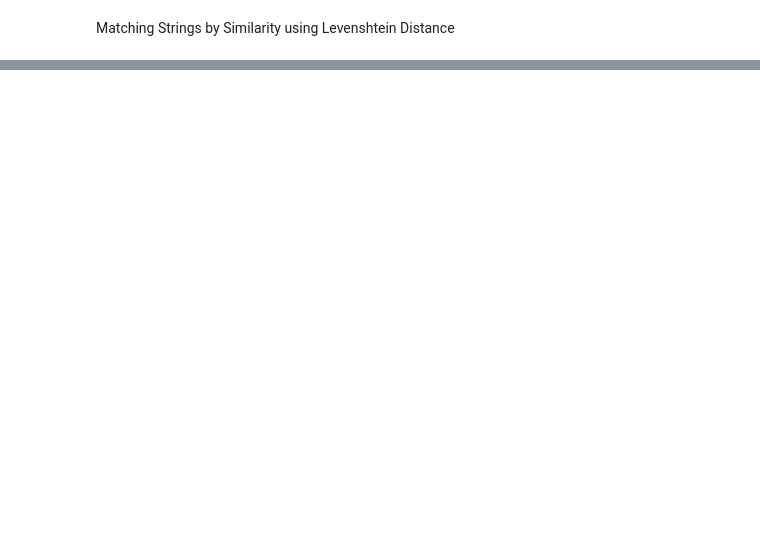
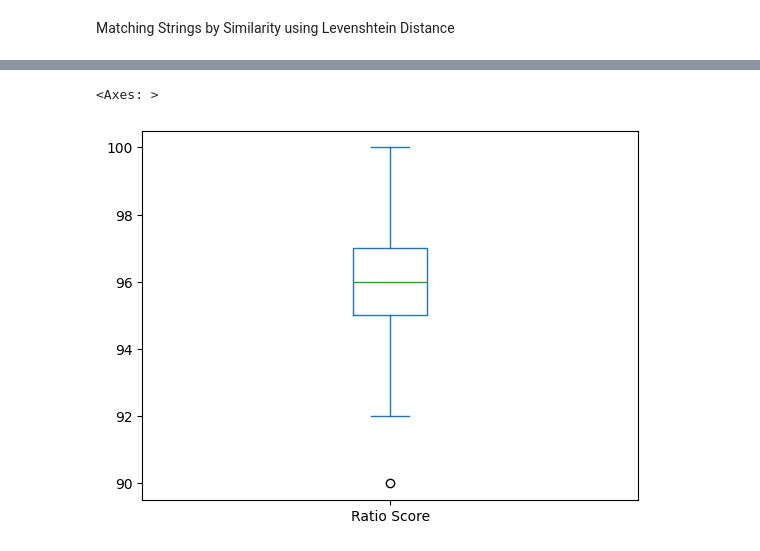
Before and after one commit to AgentXCross/PythonDS-ML, a Jupyter notebook: Projects/Notebooks/fuzz.ipynb, the cells around one changed output, grey strips where cells are left out. Cells and saved outputs as stored; diff of their text form; code cells hidden in the pictures; blank space fills up the shorter version.

```diff
--- a/Projects/Notebooks/fuzz.ipynb
+++ b/Projects/Notebooks/fuzz.ipynb
@@ -35,0 +149,5 @@ df
+# %%
+df.loc[(df['Ratio Score'] >= 90) & (df['CSV 1'] != df['CSV 2'])].plot(kind = 'box')
+# %% [output]
+<Axes: >
+[figure, added]
```
Also changed, not shown: parts of 14 cells of this notebook, 2 other files.
